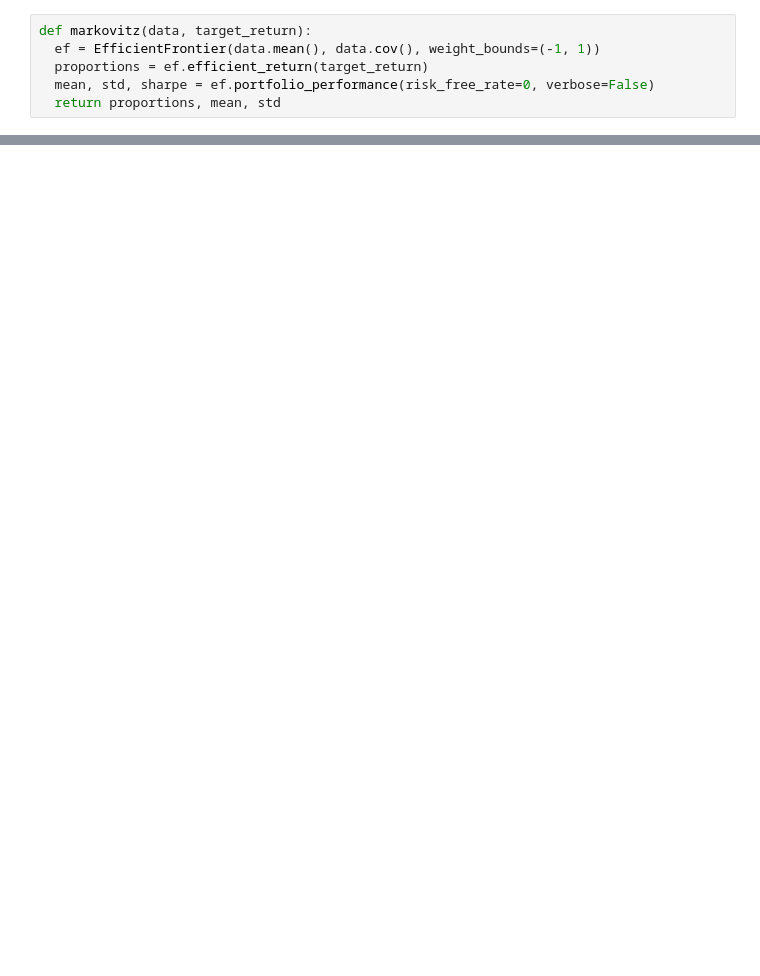
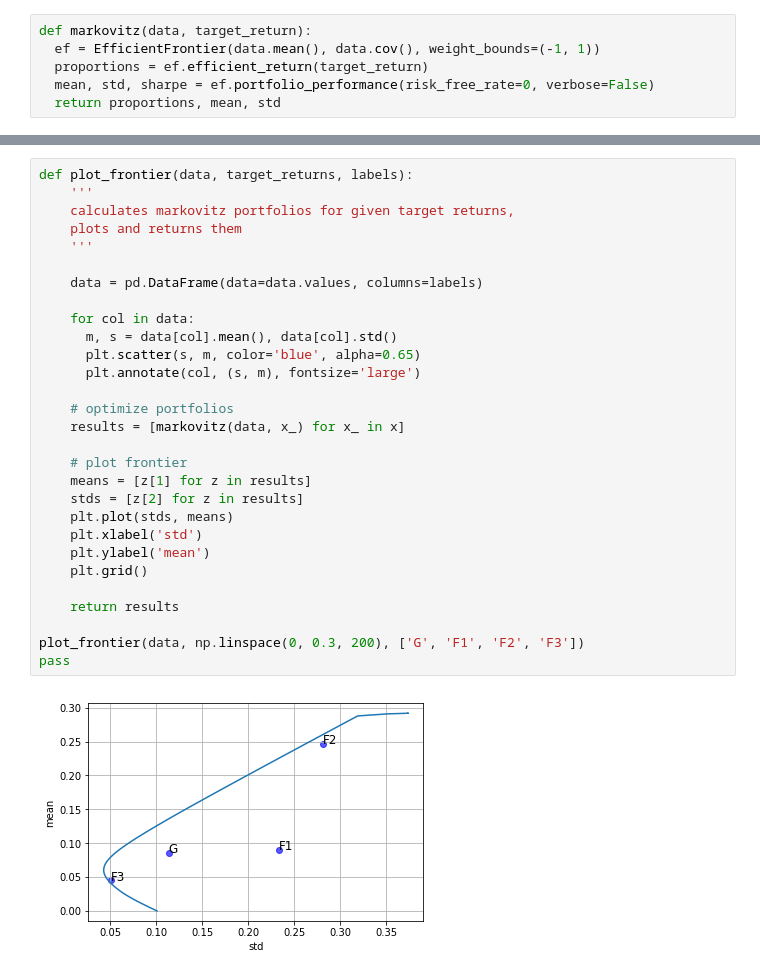
Before and after one commit to grfrederic/quantinvest, a Jupyter notebook: qi/maciek/markovitz.ipynb, the cells around one changed output, grey strips where cells are left out. Drawn from its saved outputs; the diff is of its cells as text; blank space fills up the shorter version.

Commit message:
improved markovitz

```diff
--- a/qi/maciek/markovitz.ipynb
+++ b/qi/maciek/markovitz.ipynb
@@ -60,0 +82,31 @@ pass
+# %%
+def plot_frontier(data, target_returns, labels):
+    '''
+    calculates markovitz portfolios for given target returns,
+    plots and returns them
+    '''
+
+    data = pd.DataFrame(data=data.values, columns=labels)
+
+    for col in data:
+      m, s = data[col].mean(), data[col].std()
+      plt.scatter(s, m, color='blue', alpha=0.65)
+      plt.annotate(col, (s, m), fontsize='large')
+
+    # optimize portfolios
+    results = [markovitz(data, x_) for x_ in x]
+
+    # plot frontier
+    means = [z[1] for z in results]
+    stds = [z[2] for z in results]
+    plt.plot(stds, means)
+    plt.xlabel('std')
+    plt.ylabel('mean')
+    plt.grid()
+
+    return results
+
+plot_frontier(data, np.linspace(0, 0.3, 200), ['G', 'F1', 'F2', 'F3'])
+pass
+# %% [output]
+[figure, added]
```
Also changed, not shown: parts of 5 cells of this notebook, 1 other file.
